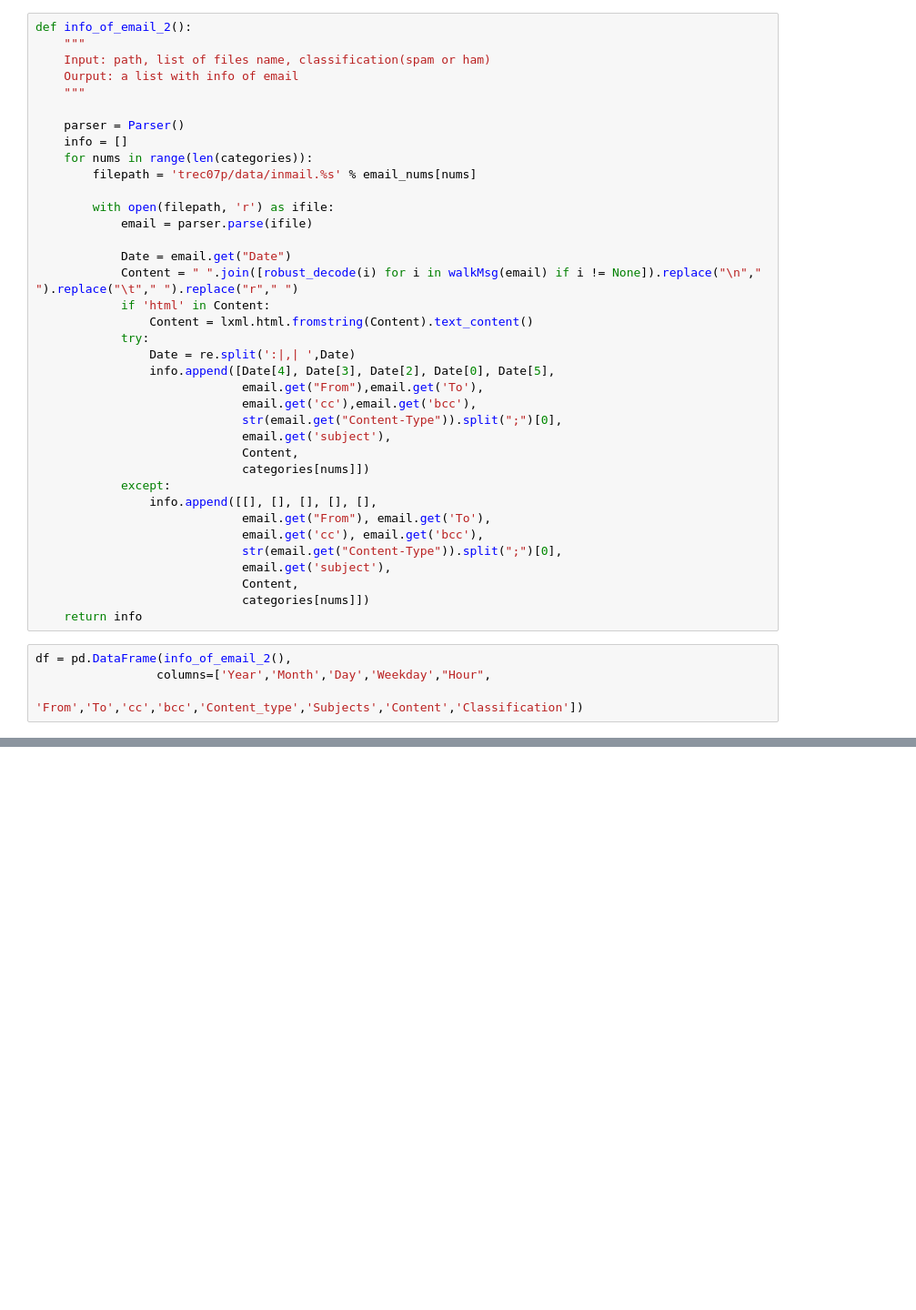
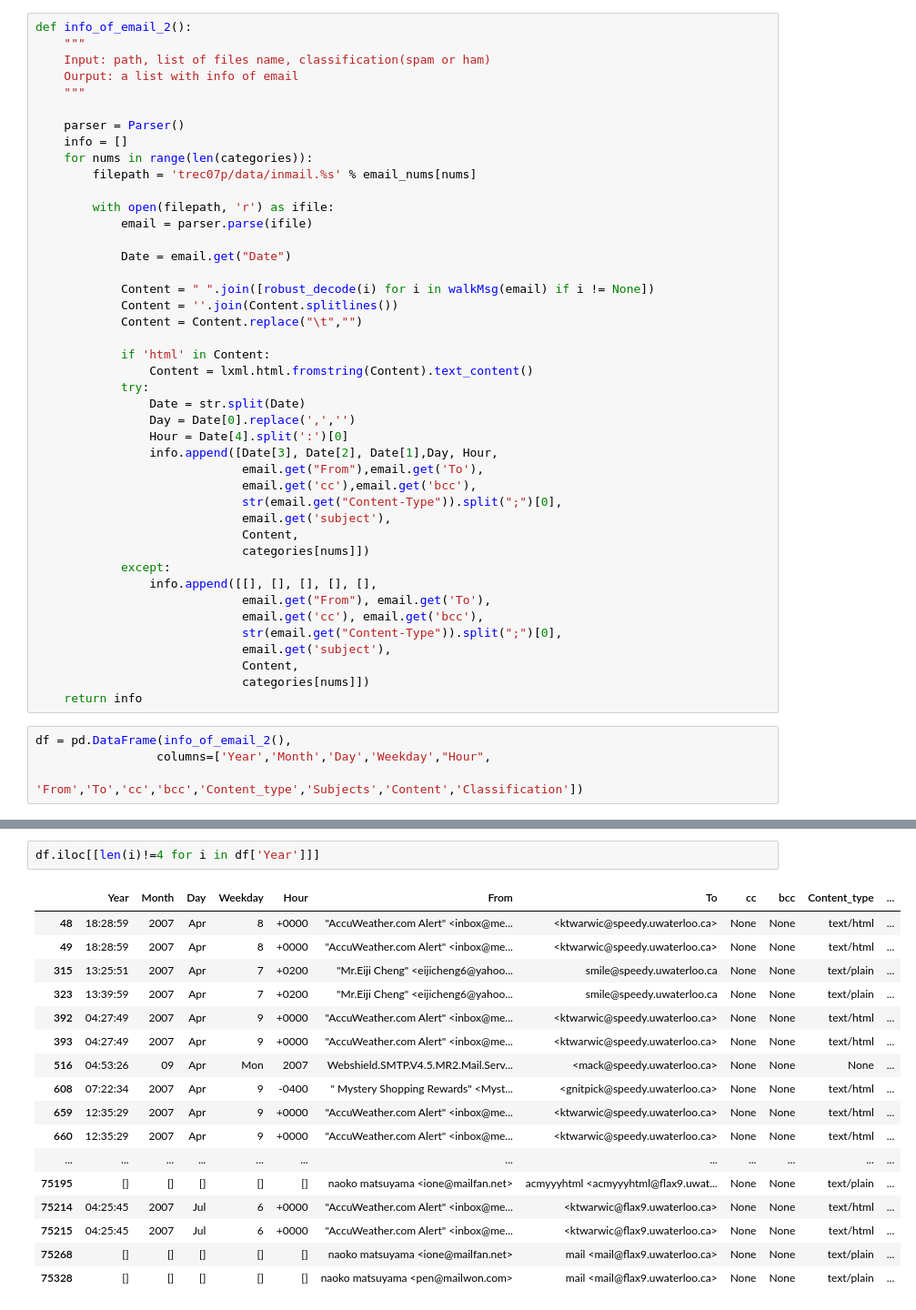
Before and after one commit to aenni0409/208-final-project-kapa, a Jupyter notebook: STA208_Project_Anita.ipynb, the cells around one changed output, grey strips where cells are left out. Shown at 91% size. Saved outputs shown, nothing was run; the diff lists cells and outputs as text; blank space fills up the shorter version.

Commit message:
modify content clean

```diff
--- a/STA208_Project_Anita.ipynb
+++ b/STA208_Project_Anita.ipynb
@@ -91,12 +95,18 @@ def info_of_email_2():
             email = parser.parse(ifile)
 
             Date = email.get("Date")
-            Content = " ".join([robust_decode(i) for i in walkMsg(email) if i != None]).replace("\n"," ").replace("\t"," ").replace("r"," ")
+
+            Content = " ".join([robust_decode(i) for i in walkMsg(email) if i != None])
+            Content = ''.join(Content.splitlines())
+            Content = Content.replace("\t","")
+
             if 'html' in Content:
                 Content = lxml.html.fromstring(Content).text_content()
             try:
-                Date = re.split(':|,| ',Date)
-                info.append([Date[4], Date[3], Date[2], Date[0], Date[5],
+                Date = str.split(Date)
+                Day = Date[0].replace(',','')
+                Hour = Date[4].split(':')[0]
+                info.append([Date[3], Date[2], Date[1],Day, Hour,
                              email.get("From"),email.get('To'),
                              email.get('cc'),email.get('bcc'),
                              str(email.get("Content-Type")).split(";")[0],
@@ -131,0 +150,20 @@ TypeError: cannot convert the series to <type 'int'>
+# %%
+df.iloc[[len(i)!=4 for i in df['Year']]]
+# %% [output]
+|  | Year | Month | Day | Weekday | Hour | From | To | cc | bcc | Content_type | ... |
+| 48 | 18:28:59 | 2007 | Apr | 8 | +0000 | "AccuWeather.com Alert" <inbox@me... | <ktwarwic@speedy.uwaterloo.ca> | None | None | text/html | ... |
+| 49 | 18:28:59 | 2007 | Apr | 8 | +0000 | "AccuWeather.com Alert" <inbox@me... | <ktwarwic@speedy.uwaterloo.ca> | None | None | text/html | ... |
+| 315 | 13:25:51 | 2007 | Apr | 7 | +0200 | "Mr.Eiji Cheng" <eijicheng6@yahoo... | smile@speedy.uwaterloo.ca | None | None | text/plain | ... |
+| 323 | 13:39:59 | 2007 | Apr | 7 | +0200 | "Mr.Eiji Cheng" <eijicheng6@yahoo... | smile@speedy.uwaterloo.ca | None | None | text/plain | ... |
+| 392 | 04:27:49 | 2007 | Apr | 9 | +0000 | "AccuWeather.com Alert" <inbox@me... | <ktwarwic@speedy.uwaterloo.ca> | None | None | text/html | ... |
+| 393 | 04:27:49 | 2007 | Apr | 9 | +0000 | "AccuWeather.com Alert" <inbox@me... | <ktwarwic@speedy.uwaterloo.ca> | None | None | text/html | ... |
+| 516 | 04:53:26 | 09 | Apr | Mon | 2007 | Webshield.SMTP.V4.5.MR2.Mail.Serv... | <mack@speedy.uwaterloo.ca> | None | None | None | ... |
+| 608 | 07:22:34 | 2007 | Apr | 9 | -0400 | " Mystery Shopping Rewards" <Myst... | <gnitpick@speedy.uwaterloo.ca> | None | None | text/html | ... |
+| 659 | 12:35:29 | 2007 | Apr | 9 | +0000 | "AccuWeather.com Alert" <inbox@me... | <ktwarwic@speedy.uwaterloo.ca> | None | None | text/html | ... |
+| 660 | 12:35:29 | 2007 | Apr | 9 | +0000 | "AccuWeather.com Alert" <inbox@me... | <ktwarwic@speedy.uwaterloo.ca> | None | None | text/html | ... |
+| ... | ... | ... | ... | ... | ... | ... | ... | ... | ... | ... | ... |
+| 75195 | [] | [] | [] | [] | [] | naoko matsuyama <ione@mailfan.net> | acmyyyhtml <acmyyyhtml@flax9.uwat... | None | None | text/plain | ... |
+| 75214 | 04:25:45 | 2007 | Jul | 6 | +0000 | "AccuWeather.com Alert" <inbox@me... | <ktwarwic@flax9.uwaterloo.ca> | None | None | text/html | ... |
+| 75215 | 04:25:45 | 2007 | Jul | 6 | +0000 | "AccuWeather.com Alert" <inbox@me... | <ktwarwic@flax9.uwaterloo.ca> | None | None | text/html | ... |
+| 75268 | [] | [] | [] | [] | [] | naoko matsuyama <ione@mailfan.net> | mail <mail@flax9.uwaterloo.ca> | None | None | text/plain | ... |
+| 75328 | [] | [] | [] | [] | [] | naoko matsuyama <pen@mailwon.com> | mail <mail@flax9.uwaterloo.ca> | None | None | text/plain | ... |
```
Also changed, not shown: parts of 11 cells of this notebook.
